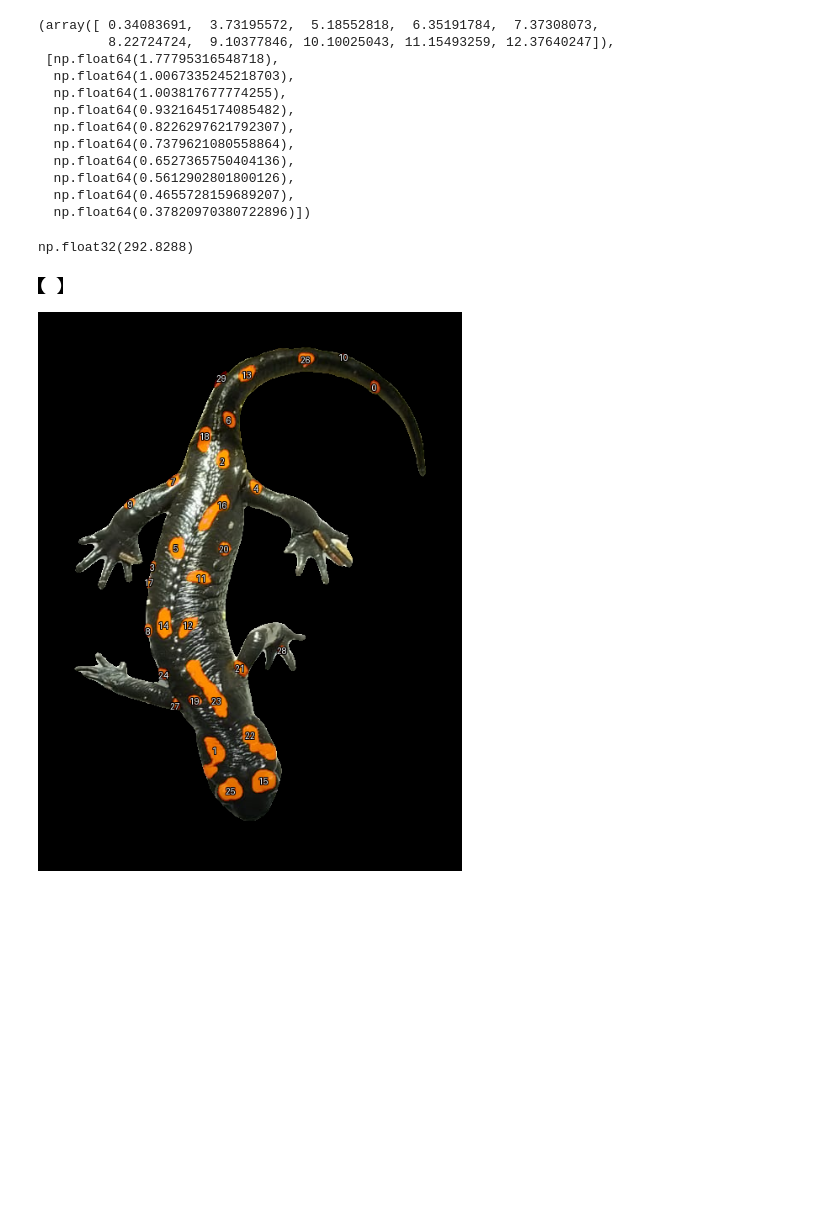
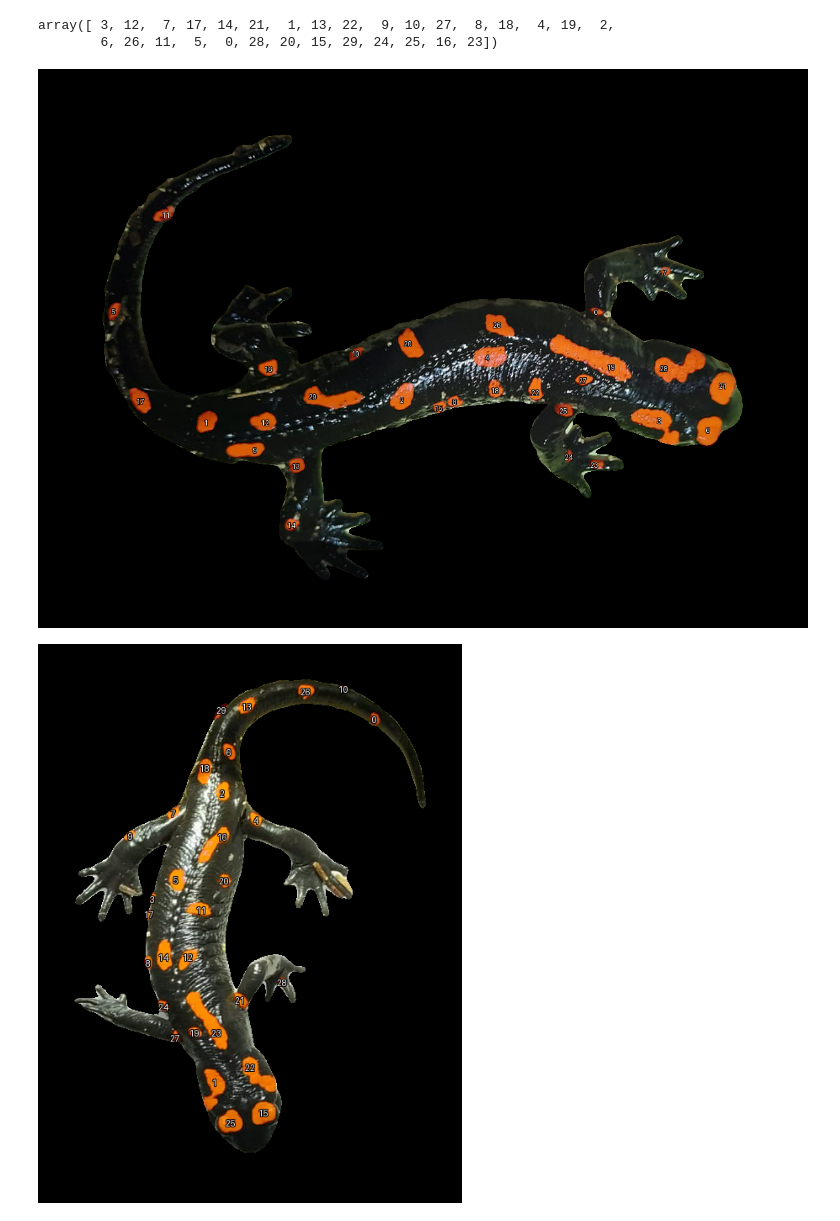
Before and after one commit to pavelkov/slmndr, a Jupyter notebook: notebooks/nbhd.ipynb, the cells around one changed output. Cells and saved outputs as stored; diff of their text form; code cells hidden in the pictures; blank space fills up the shorter version.

```diff
--- a/notebooks/nbhd.ipynb
+++ b/notebooks/nbhd.ipynb
@@ -40,26 +25,19 @@ for i, center in enumerate(centers):
 # %%
-spot = salamandra.spots[0]
-mask = spot.detection.mask
-mask_barycenter_distance_quantile_area_ratio(mask, np.arange(0., 1., .1))
+a0 = [mask_barycenter_distance_quantile_area_ratio(spot.detection.mask, np.arange(0., 1., .1))[1] for spot in salamandras['0'].spots]
+n0 = [np.array([v[0] for v in a[:2]]) for a in spot_nbhd(salamandras['0']).values()]
+aa0 = [np.concat([a] + [0.5 * a0[nidx] for nidx in n0[idx]]) for idx, a in enumerate(a0)]
+a1 = [mask_barycenter_distance_quantile_area_ratio(spot.detection.mask, np.arange(0., 1., .1))[1] for spot in salamandras['1'].spots]
+n1 = [np.array([v[0] for v in a[:2]]) for a in spot_nbhd(salamandras['0']).values()]
+aa1 = [np.concat([a] + [0.5 * a1[nidx] for nidx in n1[idx]]) for idx, a in enumerate(a1)]
-# %% [output]
-(array([ 0.34083691,  3.73195572,  5.18552818,  6.35191784,  7.37308073,
-         8.22724724,  9.10377846, 10.10025043, 11.15493259, 12.37640247]),
- [np.float64(1.77795316548718),
-  np.float64(1.0067335245218703),
-  np.float64(1.003817677774255),
-  np.float64(0.9321645174085482),
-  np.float64(0.8226297621792307),
-  np.float64(0.7379621080558864),
-  np.float64(0.6527365750404136),
-  np.float64(0.5612902801800126),
-  np.float64(0.4655728159689207),
-  np.float64(0.37820970380722896)])
 # %%
-cov.sum() /  ()
+n = np.array([[np.linalg.norm(v0-v1) for v1 in aa1] for v0 in aa0])
+idx = 9
+np.argpartition(n[idx,:], 10)
 # %% [output]
-np.float32(292.8288)
+array([ 3, 12,  7, 17, 14, 21,  1, 13, 22,  9, 10, 27,  8, 18,  4, 19,  2,
+        6, 26, 11,  5,  0, 28, 20, 15, 29, 24, 25, 16, 23])
 # %%
-PIL.Image.fromarray((255 / cov.max() * cov).astype('uint8'))
+PIL.Image.fromarray(overlay_spot_masks_with_numbers(np.array(salamandras['0'].body.detection.masked_image), salamandras['0'].spots))
 # %% [output]
-[figure, old version]
+[figure, new version]
 # %%
```
Also changed, not shown: parts of 2 cells of this notebook, 1 other file.
